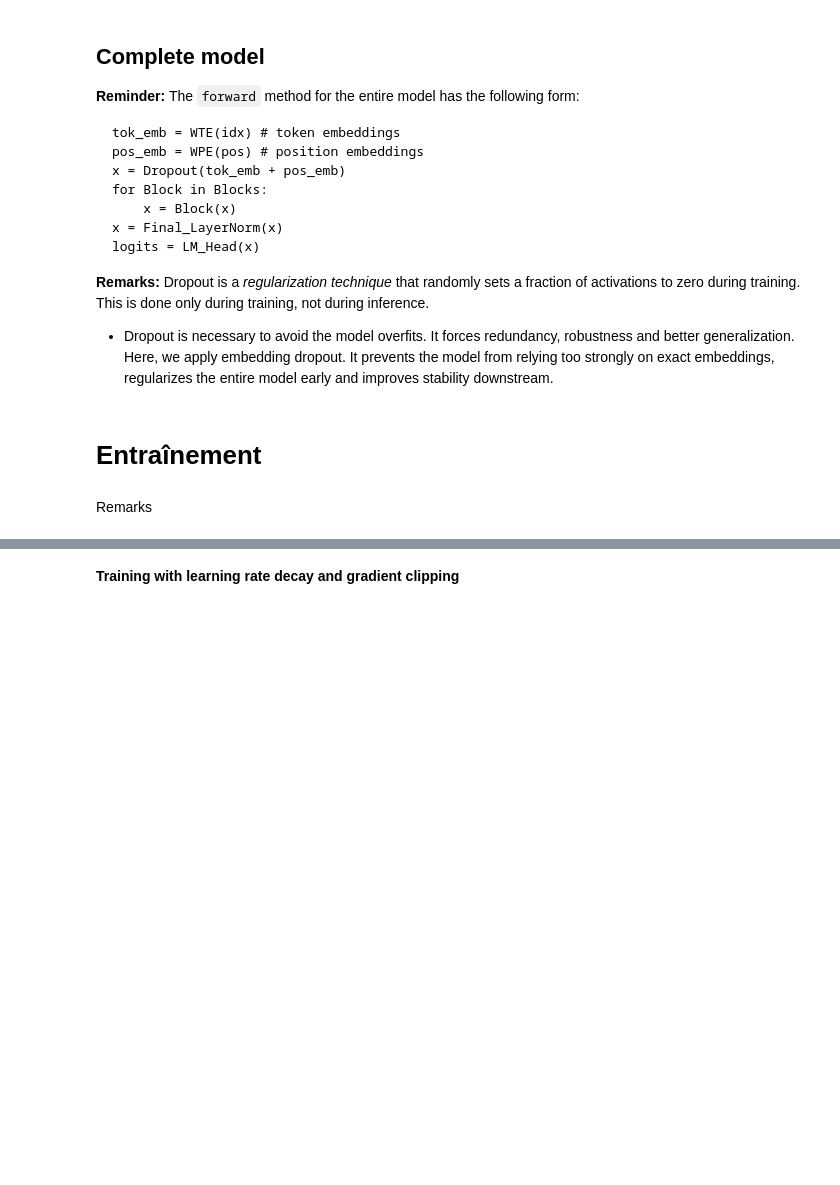
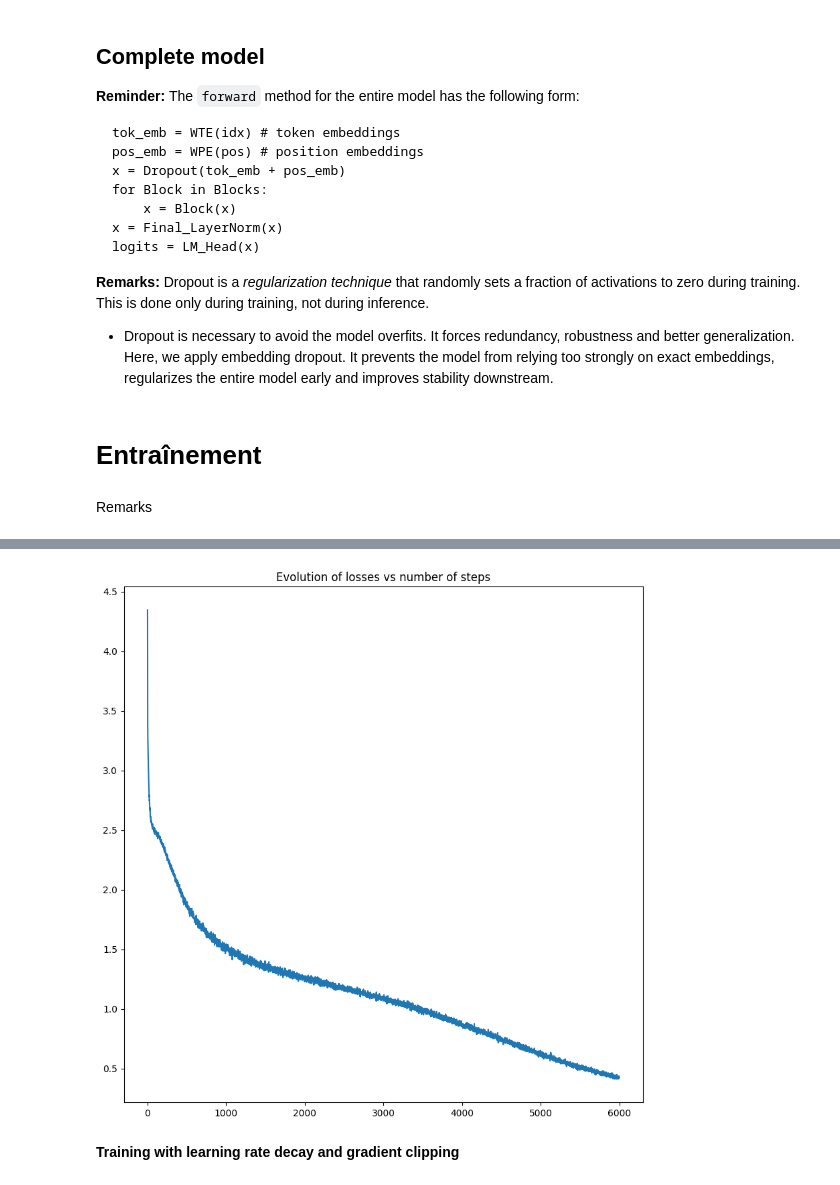
Before and after one commit to Carmen-ZAROLA/DeepLearningProject, a Jupyter notebook: Shakespear.ipynb, the cells around one changed output, grey strips where cells are left out. Saved outputs shown, nothing was run; the diff lists cells and outputs as text; code cells hidden in the pictures; blank space fills up the shorter version.

```diff
--- a/Shakespear.ipynb
+++ b/Shakespear.ipynb
@@ -386,15 +397,18 @@ Step 0/6000 - loss: 4.3527
 # %%
 #Plotting the evolution of the losses
 import numpy as np
 import matplotlib.pyplot as plt
 
+losses_cpu = [loss.detach().cpu().item() for loss in losses]
 
-N=np.arange(0,6001,500)
+N=np.arange(0,6000)
 
 plt.figure(figsize=(10,10))
-plt.plot(N,losses)
+plt.plot(N,losses_cpu)
 plt.title("Evolution of losses vs number of steps")
 plt.show()
+# %% [output]
+[figure, added]
 # %% [markdown]
 **Training with learning rate decay and gradient clipping**
 # %%
```
Also changed, not shown: parts of 4 cells of this notebook.
